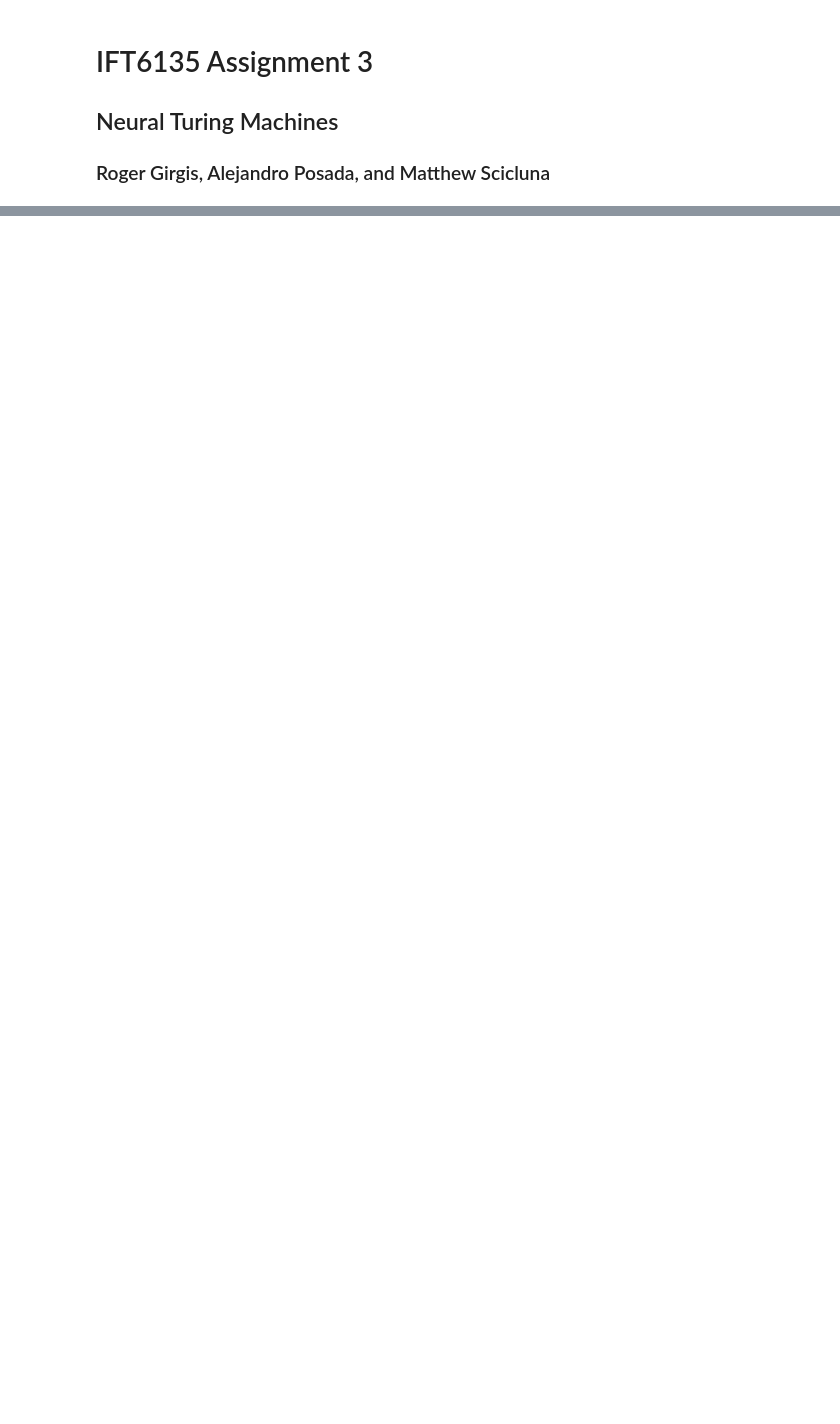
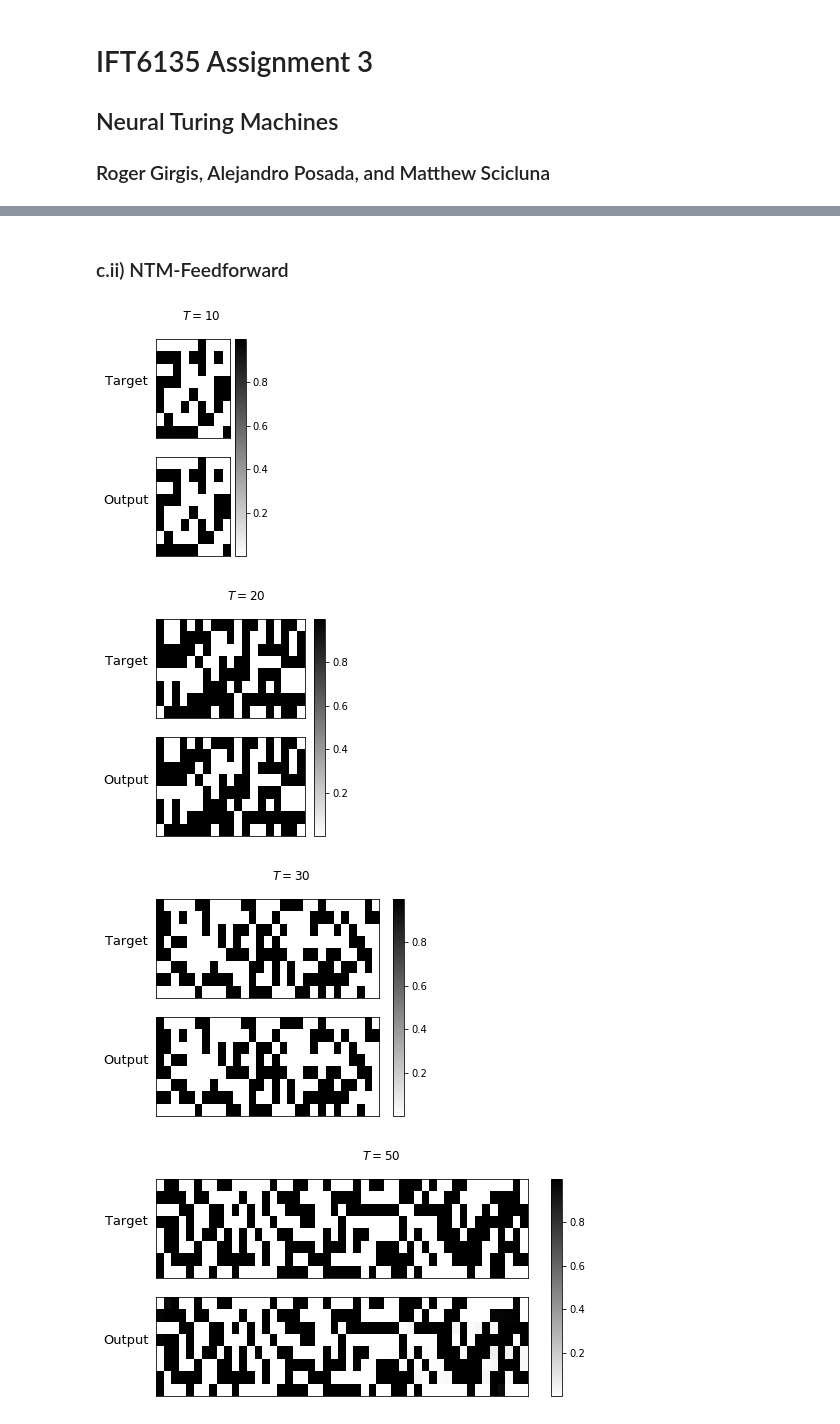
Before and after one commit to alejandroposada/IFT6135-A3, a Jupyter notebook: Assignment3.ipynb, the cells around one changed output, grey strips where cells are left out. Cells and saved outputs as stored; diff of their text form; code cells hidden in the pictures; blank space fills up the shorter version.

```diff
--- a/Assignment3.ipynb
+++ b/Assignment3.ipynb
@@ -58,0 +101,10 @@ visualize_sequence(checkpoint, 'LSTM', seq_len=15)
+# %% [markdown]
+### c.ii) NTM-Feedforward
+# %%
+for T in lengths:
+    visualize_sequence(ntm_mlp_checkpoint, model_type='NTM', seq_len=T)
+# %% [output]
+[figure, added]
+[figure, added]
+[figure, added]
+[figure, added]
```
Also changed, not shown: parts of 26 cells of this notebook.
